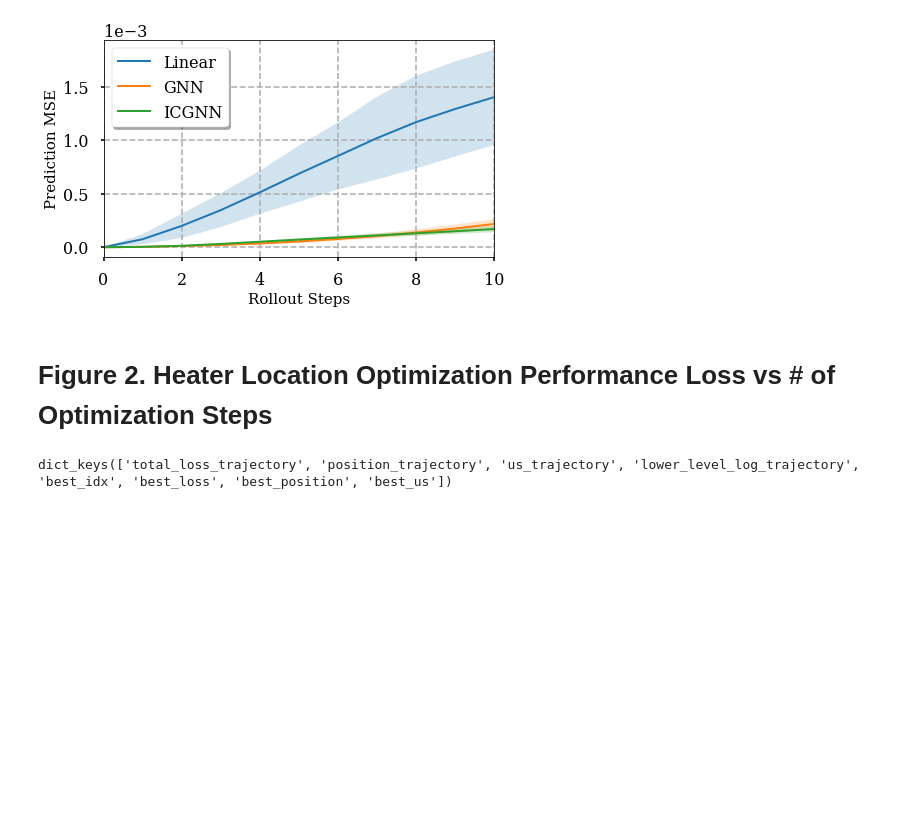
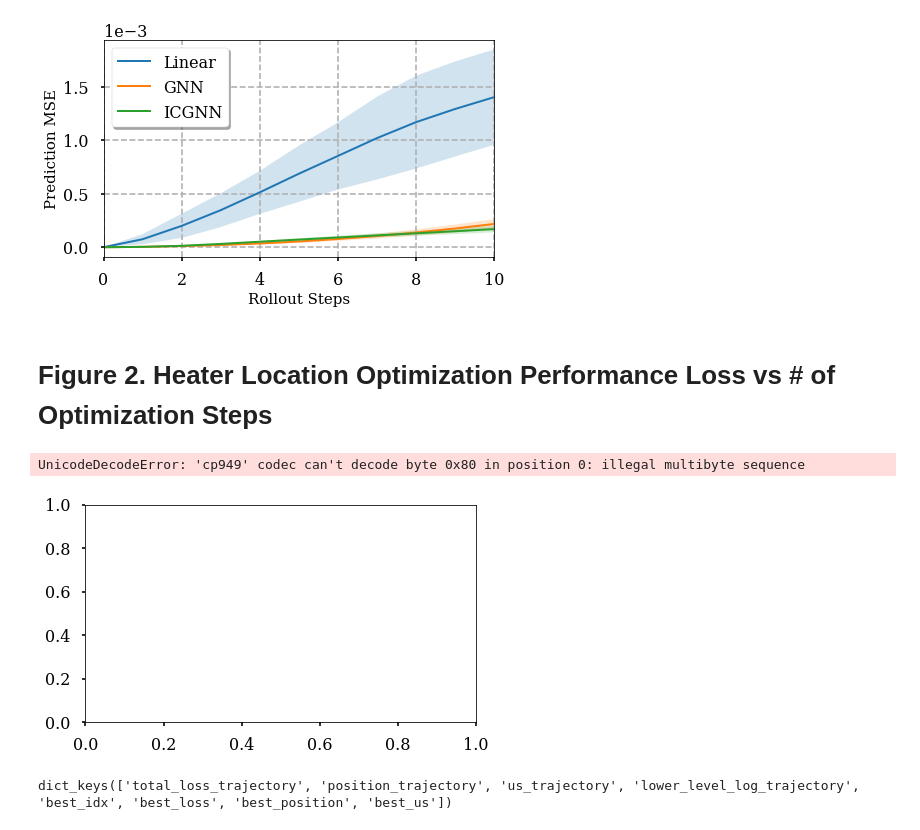
Before and after one commit to song970407/bilevel_design_opt, a Jupyter notebook: figures_practice.ipynb, the cells around one changed output. Cells and saved outputs as stored; diff of their text form; code cells hidden in the pictures; blank space fills up the shorter version.

```diff
--- a/figures_practice.ipynb
+++ b/figures_practice.ipynb
@@ -88,6 +88,68 @@ plt.show()
 import pickle
 
 import numpy as np
+# %%
+target = pickle.load(open('data/bilevel_design_opt/target.pkl', 'rb'))
+
+def measure_design_opt_control(mpc_config, x_trajectory_list, u_trajectory_list):
+    ridge_coefficient = mpc_config['ridge_coefficient']
+    smoothness_coefficient = mpc_config['smoothness_coefficient']
+    target_values_list = mpc_config['target_values_list']
+    target_times_list = mpc_config['target_times_list']
+
+    num_sensors = x_trajectory_list[0].shape[1]
+    num_heaters = u_trajectory_list[0].shape[1]
+    target_list = []
+    for (target_values, target_times) in zip(target_values_list, target_times_list):
+        target = np.array(generate_target_trajectory(target_values, target_times))
+        target = np.reshape(target, newshape=(-1, 1))
+        target = np.concatenate([target for _ in range(num_sensors)], axis=1)
+        target_list.append(target)
+    loss_list = []
+
+    def compute_mpc_loss(x_traj, u_traj, target):
+        loss_obj = np.square(x_traj[1:] - target).mean(axis=0).sum()
+        loss_ridge = ridge_coefficient * np.square(u_traj).mean(axis=0).sum()
+        u_prev = np.concatenate([np.zeros((1, num_heaters)), u_traj[:-1]], axis=0)
+        loss_smoothness = smoothness_coefficient * np.square(u_traj - u_prev).mean(axis=0).sum()
+        return loss_obj + loss_ridge + loss_smoothness
+
+    for (x_traj, u_traj, target) in zip(x_trajectory_list, u_trajectory_list, target_list):
+        loss_list.append(compute_mpc_loss(x_traj, u_traj, target))
+    return np.array(loss_list)
+
+num_x = 4
+num_heaters = 5
+model_names = ['GAT']
+
+mpc_config = {
+    'ridge_coefficient': 0.0,
+    'smoothness_coefficient': 0.0,
+    'target_values_list': target['target_values'],
+    'target_times_list': target['target_times'],
+    'max_iter': 200,
+    'loss_threshold': 1e-9,
+    'opt_config': {'lr': 2e-0},
+    'scheduler_config': {'patience': 5, 'factor': 0.5, 'min_lr': 1e-4}
+}
+
+fig, axes = plt.subplots(1, 1, figsize=(6, 4))
+
+for model_name in model_names:
+    true_loss_dict = pickle.load(open('bilevel_opt_result/optimal/true_loss/implicit_{}/{}_{}.pkl'.format(model_name, num_x, num_heaters)))
+    x_trajectory_list = true_loss_dict['x_trajectory_list']
+    u_trajectory_list = true_loss_dict['u_trajectory_list']
+    log_trajectory_list = true_loss_dict['log_trajectory_list']
+    print('Model: {}, Length: {}'.format(model_name, len(x_trajectory_list)))
+    loss_curve = []
+    for itr in range(len(x_trajectory_list)):
+        loss_list = measure_design_opt_contrl(mpc_config, x_trajectory_list[itr], u_trajectory_list[itr])
+        loss_curve.append(np.mean(loss_list))
+    axes.plot(loss_curve, label=model_name)
+fig.show()
+# %% [output]
+UnicodeDecodeError: 'cp949' codec can't decode byte 0x80 in position 0: illegal multibyte sequence
+[figure, added]
 # %%
 num_x = 4
 num_heaters = 5
```
Also changed, not shown: 2 other files.
